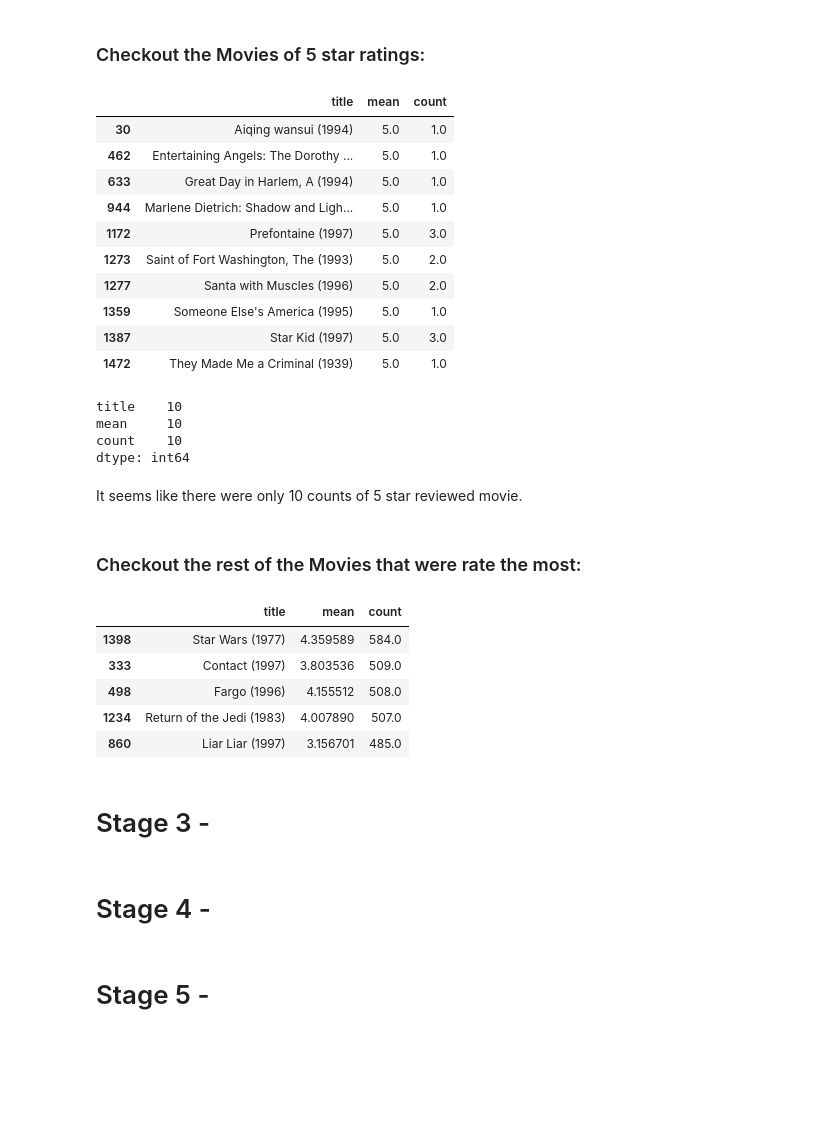
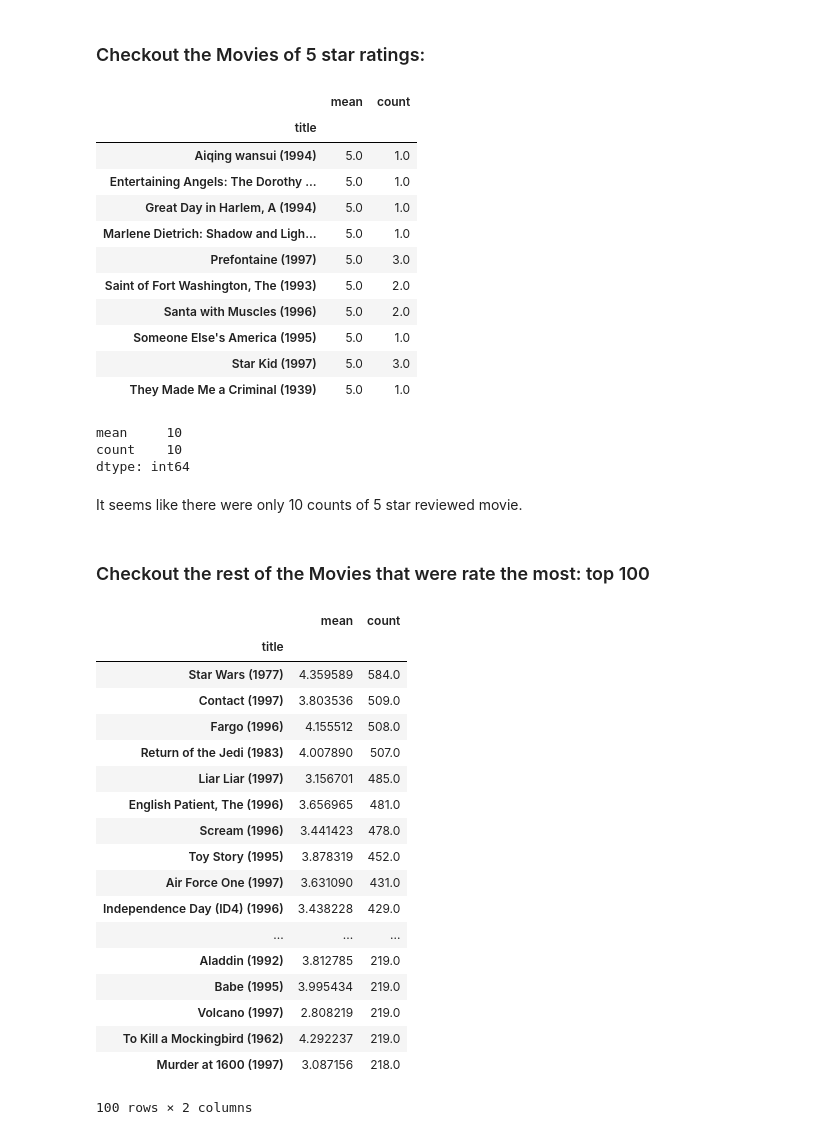
Before and after one commit to ylee9107/Project-7-RecommenderSystem_Movies, a Jupyter notebook: Project 8 - Recommender System for Movies.ipynb, the cells around one changed output. Drawn from its saved outputs; the diff is of its cells as text; code cells hidden in the pictures; blank space fills up the shorter version.

```diff
--- a/Project 8 - Recommender System for Movies.ipynb
+++ b/Project 8 - Recommender System for Movies.ipynb
@@ -207,5 +207,3 @@ MeanCountRatings_df.head()
 | 187 (1997) | 3.024390 | 41.0 |
 # %% [markdown]
 Need to reset the index.
-# %%
-MeanCountRatings_df = MeanCountRatings_df.reset_index()
@@ -239,40 +260,48 @@ Looking at the count of these movies, majority of the reviews are below 100 coun
 # %%
 MeanCountRatings_df[MeanCountRatings_df['mean'] == 5]
 # %% [output]
-|  | title | mean | count |
-| 30 | Aiqing wansui (1994) | 5.0 | 1.0 |
-| 462 | Entertaining Angels: The Dorothy ... | 5.0 | 1.0 |
-| 633 | Great Day in Harlem, A (1994) | 5.0 | 1.0 |
-| 944 | Marlene Dietrich: Shadow and Ligh... | 5.0 | 1.0 |
-| 1172 | Prefontaine (1997) | 5.0 | 3.0 |
-| 1273 | Saint of Fort Washington, The (1993) | 5.0 | 2.0 |
-| 1277 | Santa with Muscles (1996) | 5.0 | 2.0 |
-| 1359 | Someone Else's America (1995) | 5.0 | 1.0 |
-| 1387 | Star Kid (1997) | 5.0 | 3.0 |
-| 1472 | They Made Me a Criminal (1939) | 5.0 | 1.0 |
+|  | mean | count |
+| title |  |  |
+| Aiqing wansui (1994) | 5.0 | 1.0 |
+| Entertaining Angels: The Dorothy ... | 5.0 | 1.0 |
+| Great Day in Harlem, A (1994) | 5.0 | 1.0 |
+| Marlene Dietrich: Shadow and Ligh... | 5.0 | 1.0 |
+| Prefontaine (1997) | 5.0 | 3.0 |
+| Saint of Fort Washington, The (1993) | 5.0 | 2.0 |
+| Santa with Muscles (1996) | 5.0 | 2.0 |
+| Someone Else's America (1995) | 5.0 | 1.0 |
+| Star Kid (1997) | 5.0 | 3.0 |
+| They Made Me a Criminal (1939) | 5.0 | 1.0 |
 # %%
 MeanCountRatings_df[MeanCountRatings_df['mean'] == 5].count()
 # %% [output]
-title    10
 mean     10
 count    10
 dtype: int64
 # %% [markdown]
 It seems like there were only 10 counts of 5 star reviewed movie.
 # %% [markdown]
-### Checkout the rest of the Movies that were rate the most:
+### Checkout the rest of the Movies that were rate the most: top 100
 # %%
-MeanCountRatings_df.sort_values('count', ascending= False).head()
+MeanCountRatings_df = MeanCountRatings_df.sort_values('count', ascending= False)
+MeanCountRatings_df.head(100)
 # %% [output]
-|  | title | mean | count |
-| 1398 | Star Wars (1977) | 4.359589 | 584.0 |
-| 333 | Contact (1997) | 3.803536 | 509.0 |
-| 498 | Fargo (1996) | 4.155512 | 508.0 |
-| 1234 | Return of the Jedi (1983) | 4.007890 | 507.0 |
-| 860 | Liar Liar (1997) | 3.156701 | 485.0 |
+|  | mean | count |
+| title |  |  |
+| Star Wars (1977) | 4.359589 | 584.0 |
+| Contact (1997) | 3.803536 | 509.0 |
+| Fargo (1996) | 4.155512 | 508.0 |
+| Return of the Jedi (1983) | 4.007890 | 507.0 |
+| Liar Liar (1997) | 3.156701 | 485.0 |
+| English Patient, The (1996) | 3.656965 | 481.0 |
+| Scream (1996) | 3.441423 | 478.0 |
+| Toy Story (1995) | 3.878319 | 452.0 |
+| Air Force One (1997) | 3.631090 | 431.0 |
+| Independence Day (ID4) (1996) | 3.438228 | 429.0 |
+| ... | ... | ... |
+| Aladdin (1992) | 3.812785 | 219.0 |
+| Babe (1995) | 3.995434 | 219.0 |
+| Volcano (1997) | 2.808219 | 219.0 |
+| To Kill a Mockingbird (1962) | 4.292237 | 219.0 |
+| Murder at 1600 (1997) | 3.087156 | 218.0 |
+100 rows × 2 columns
-# %% [markdown]
-# Stage 3 -
-# %% [markdown]
-# Stage 4 -
-# %% [markdown]
-# Stage 5 -
```
Also changed, not shown: parts of 40 cells of this notebook.
